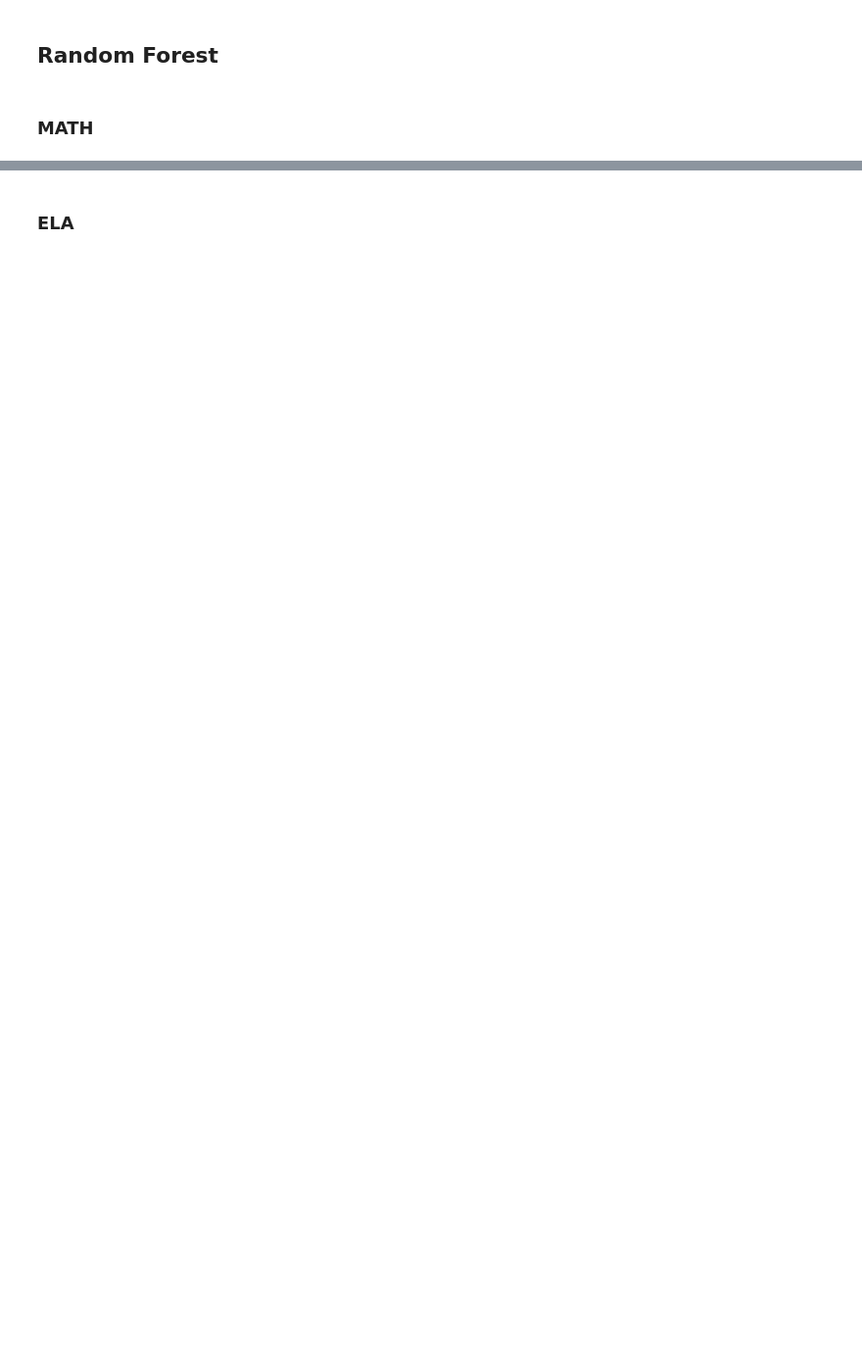
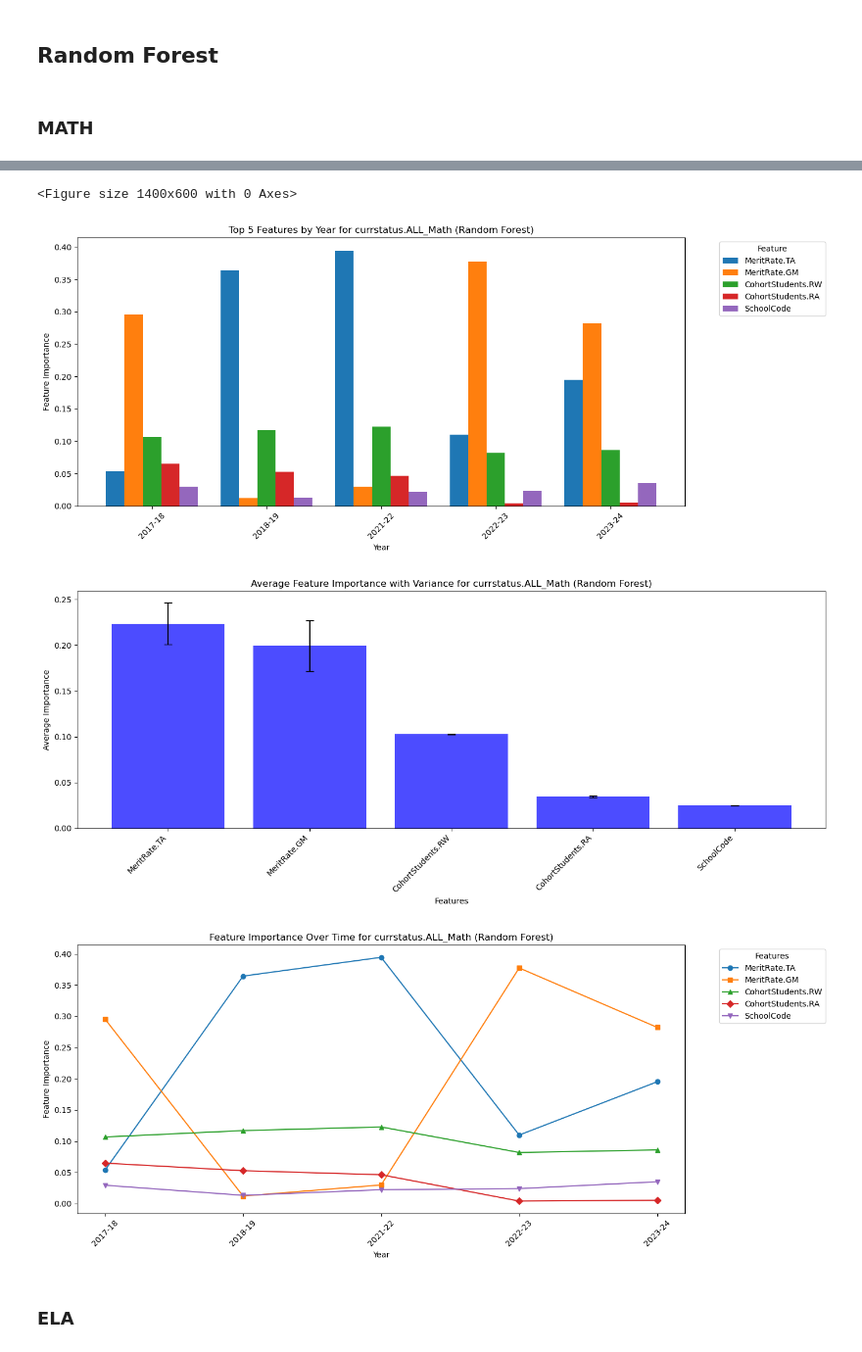
Before and after one commit to PENTASHIFT/DS-Capstone-Project, a Jupyter notebook: modeling/Combined/acgr_census_public_test_scores.ipynb, the cells around one changed output, grey strips where cells are left out. Shown at 98% size. Cells and saved outputs as stored; diff of their text form; code cells hidden in the pictures; blank space fills up the shorter version.

```diff
--- a/modeling/Combined/acgr_census_public_test_scores.ipynb
+++ b/modeling/Combined/acgr_census_public_test_scores.ipynb
@@ -284,11 +237,11 @@ plot_feature_time_series(
 ### MATH
 # %%
 from modeling.utils.randomforest import (
-    cross_validate_random_forest,
     plot_cv_feature_importance_rf,
     plot_top_k_features_rf,
     plot_feature_avg_variance_rf,
     plot_feature_time_series_rf,
+    train_random_forest_model
 )
 
 cv_models = {}
@@ -299,11 +252,10 @@ years = list(year_df_mapping.keys())
 for year in years:
     df = year_df_mapping[year]
 
-    cv_result = cross_validate_random_forest(
+    cv_result = train_random_forest_model(
         df=df,
         target_column=target_variable,
         columns_to_drop=columns_to_drop,
-        n_splits=5,
         print_results=True,
         n_jobs=-1,
     )
@@ -314,13 +285,16 @@ KeyboardInterrupt:
 # %%
-all_top_features = plot_cv_feature_importance_rf(cv_models, top_n=5)
-
-plot_top_k_features_rf(cv_models, target_variable=target_variable, k=5)
+all_top_features = plot_top_k_features_rf(cv_models, target_variable=target_variable, k=5)
 plot_feature_avg_variance_rf(
     cv_models, target_variable=target_variable, top_k_features=all_top_features
 )
 plot_feature_time_series_rf(
     cv_models, target_variable=target_variable, top_k_features=all_top_features
 )
+# %% [output]
+<Figure size 1400x600 with 0 Axes>
+[figure, added]
+[figure, added]
+[figure, added]
 # %% [markdown]
 ### ELA
 # %%
```
Also changed, not shown: parts of 10 cells of this notebook, 3 other files.
